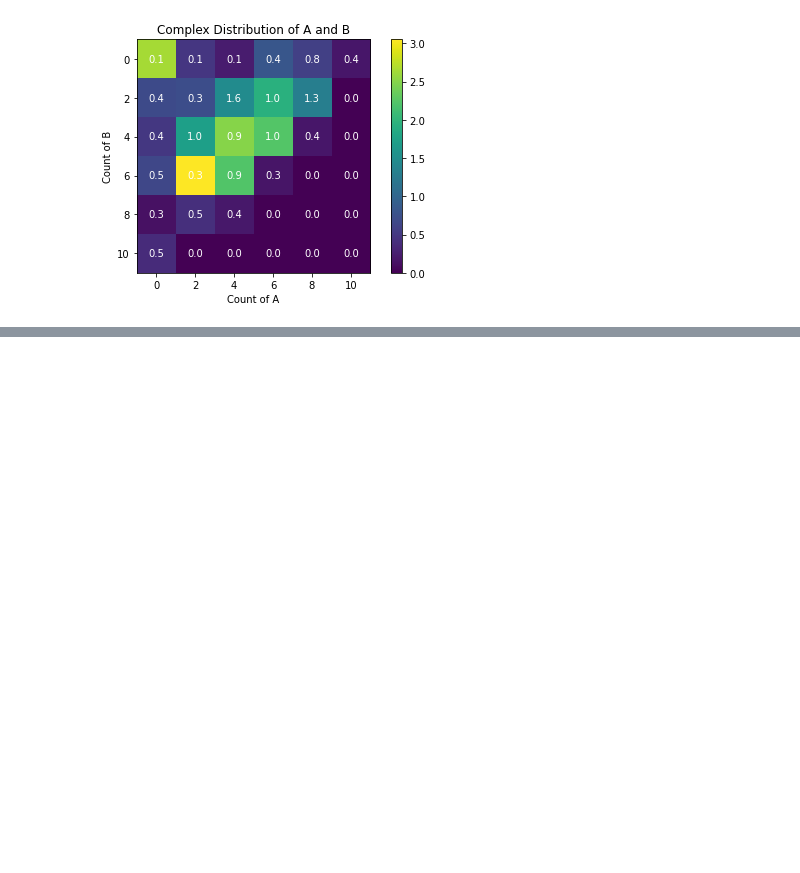
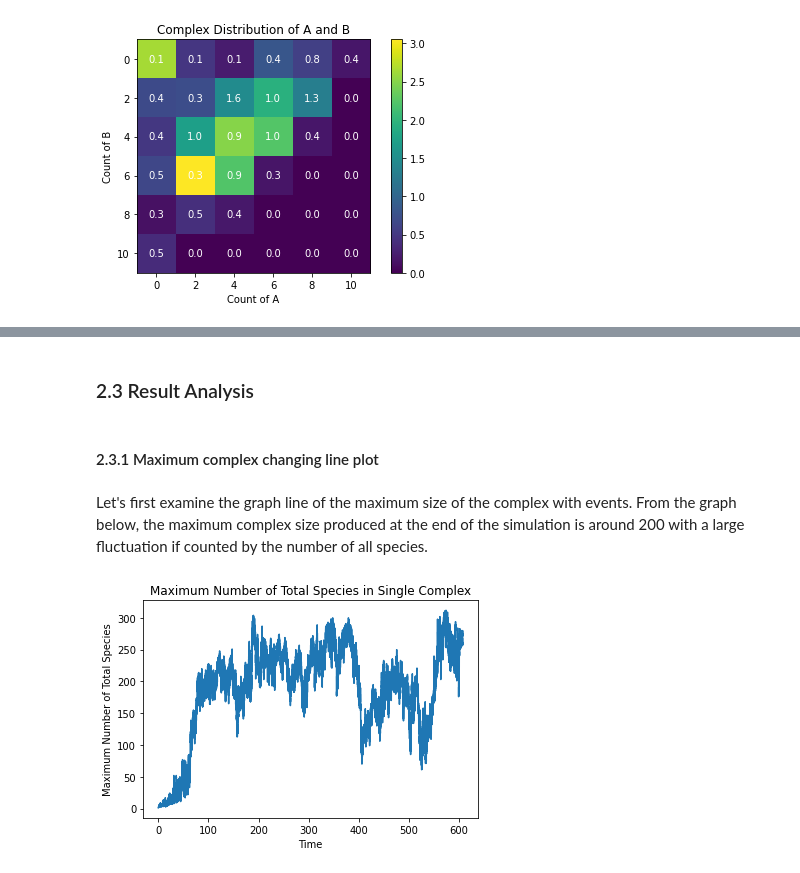
Before and after one commit to jonathanfischer97/ionerdss, a Jupyter notebook: Tutorial/MultiSpeciesTutorial/ioNERDSSTutorialMulti.ipynb, the cells around one changed output, grey strips where cells are left out. Cells and saved outputs as stored; diff of their text form; code cells hidden in the pictures; blank space fills up the shorter version.

```diff
--- a/Tutorial/MultiSpeciesTutorial/ioNERDSSTutorialMulti.ipynb
+++ b/Tutorial/MultiSpeciesTutorial/ioNERDSSTutorialMulti.ipynb
@@ -184,0 +180,11 @@ result = io.multi_hist_stacked(FileName = FilePath, FileNum = 1, \
+# %% [markdown]
+### 2.3 Result Analysis
+# %% [markdown]
+#### 2.3.1 Maximum complex changing line plot
+# %% [markdown]
+Let's first examine the graph line of the maximum size of the complex with events. From the graph below, the maximum complex size produced at the end of the simulation is around 200 with a large fluctuation if counted by the number of all species.
+# %%
+result = io.multi_max_complex(FileName = FilePath, FileNum = 1, InitialTime = 0, FinalTime = 608.064, \
+                              SpeciesList = ['clat','pip2','ap2'], SpeciesName = 'tot', SaveFig = False)
+# %% [output]
+[figure, added]
```
Also changed, not shown: parts of 43 cells of this notebook, 2 other files.
